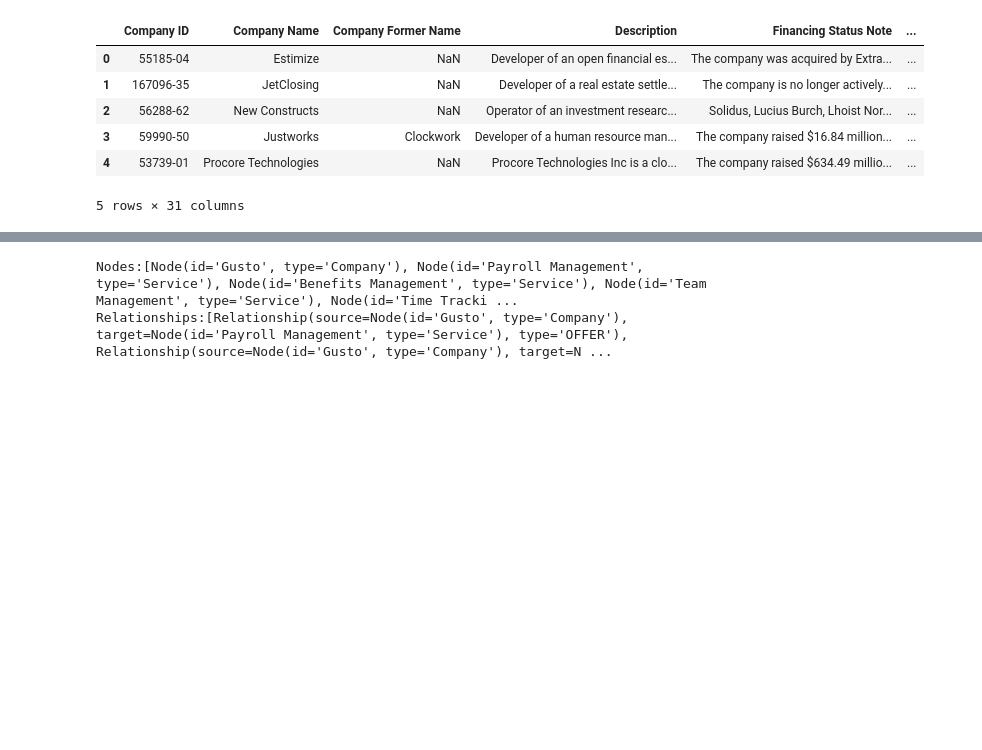
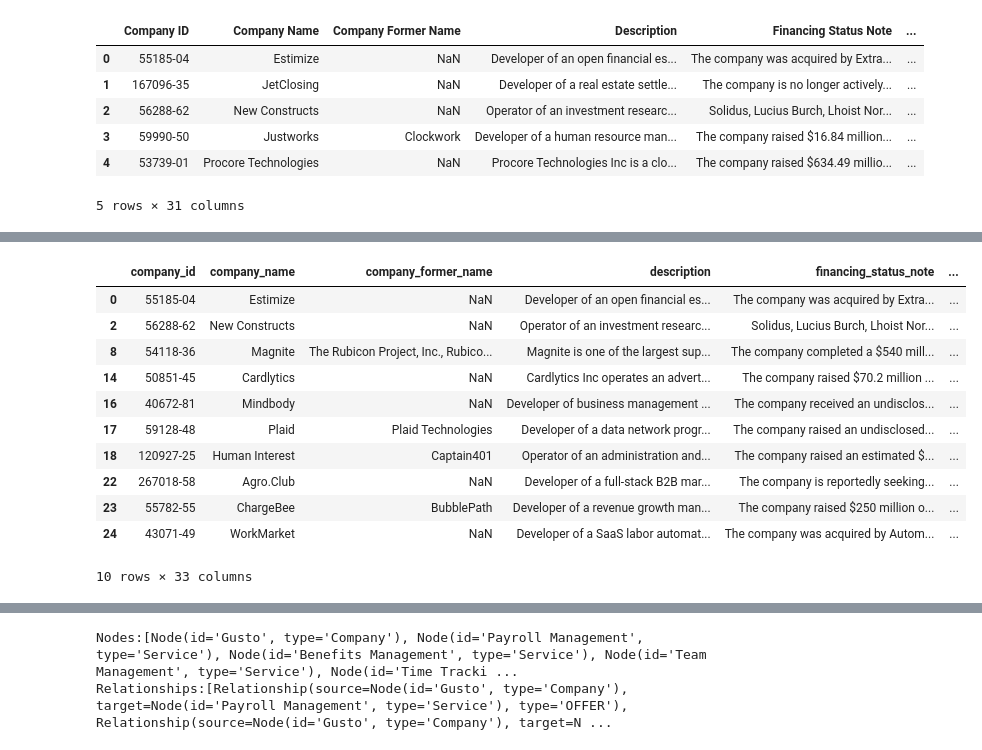
Before and after one commit to MC-Kangan/LLM-Enhanced-Knowledge-Graph-for-Startup-Analysis, a Jupyter notebook: pitchbook.ipynb, the cells around one changed output, grey strips where cells are left out. Drawn from its saved outputs; the diff is of its cells as text; code cells hidden in the pictures; blank space fills up the shorter version.

```diff
--- a/pitchbook.ipynb
+++ b/pitchbook.ipynb
@@ -77,0 +142,16 @@ New York
+# %%
+sample = df_fintech_filter.iloc[:10]
+sample
+# %% [output]
+|  | company_id | company_name | company_former_name | description | financing_status_note | ... |
+| 0 | 55185-04 | Estimize | NaN | Developer of an open financial es... | The company was acquired by Extra... | ... |
+| 2 | 56288-62 | New Constructs | NaN | Operator of an investment researc... | Solidus, Lucius Burch, Lhoist Nor... | ... |
+| 8 | 54118-36 | Magnite | The Rubicon Project, Inc., Rubico... | Magnite is one of the largest sup... | The company completed a $540 mill... | ... |
+| 14 | 50851-45 | Cardlytics | NaN | Cardlytics Inc operates an advert... | The company raised $70.2 million ... | ... |
+| 16 | 40672-81 | Mindbody | NaN | Developer of business management ... | The company received an undisclos... | ... |
+| 17 | 59128-48 | Plaid | Plaid Technologies | Developer of a data network progr... | The company raised an undisclosed... | ... |
+| 18 | 120927-25 | Human Interest | Captain401 | Operator of an administration and... | The company raised an estimated $... | ... |
+| 22 | 267018-58 | Agro.Club | NaN | Developer of a full-stack B2B mar... | The company is reportedly seeking... | ... |
+| 23 | 55782-55 | ChargeBee | BubblePath | Developer of a revenue growth man... | The company raised $250 million o... | ... |
+| 24 | 43071-49 | WorkMarket | NaN | Developer of a SaaS labor automat... | The company was acquired by Autom... | ... |
+10 rows × 33 columns
```
Also changed, not shown: parts of 20 cells of this notebook.
